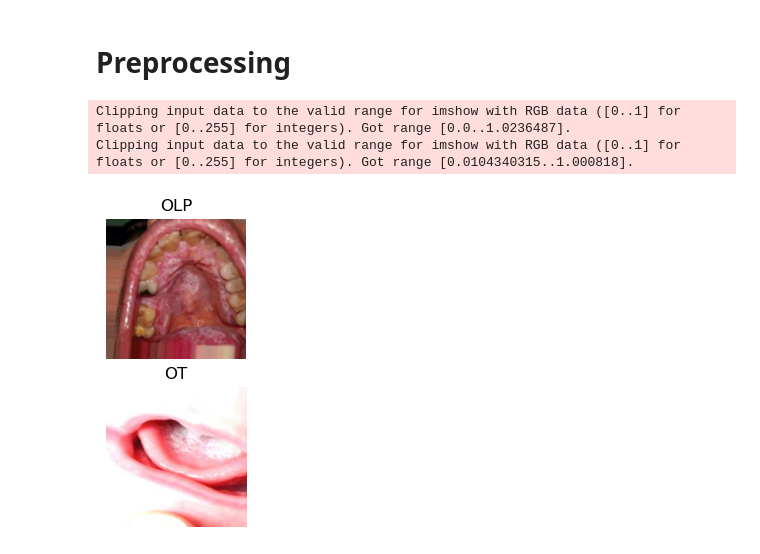
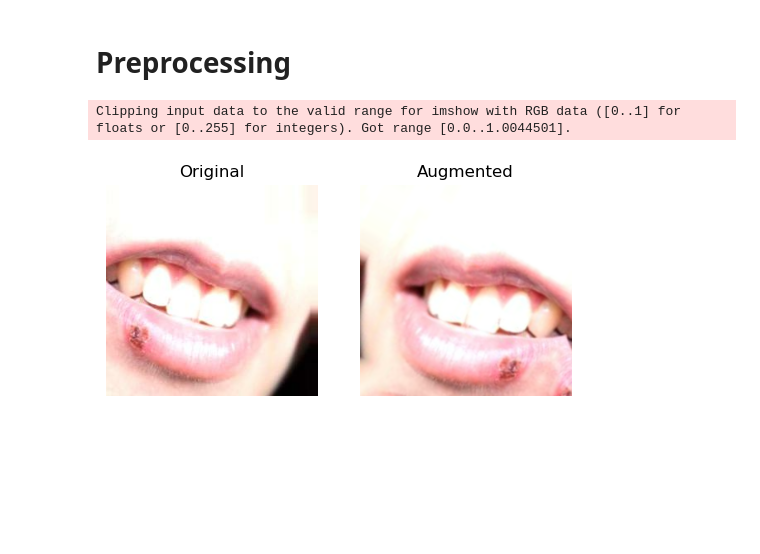
Before and after one commit to mariemomar/Teeth-Disease-Classification-, a Jupyter notebook: main.ipynb, the cells around one changed output. Saved outputs shown, nothing was run; the diff lists cells and outputs as text; code cells hidden in the pictures; blank space fills up the shorter version.

```diff
--- a/main.ipynb
+++ b/main.ipynb
@@ -6,25 +6,25 @@ import tensorflow as tf
 img_size = (256, 256)
 batch_size = 16
 
-train_ds = tf.keras.utils.image_dataset_from_directory(
+original_train_ds = tf.keras.utils.image_dataset_from_directory(
     "Teeth_Dataset/Training",
     image_size=img_size,
     batch_size=batch_size,
 )
 
-val_ds = tf.keras.utils.image_dataset_from_directory(
+original_val_ds = tf.keras.utils.image_dataset_from_directory(
     "Teeth_Dataset/validation",
     image_size=img_size,
     batch_size=batch_size,
 )
 
-test_ds = tf.keras.utils.image_dataset_from_directory(
+original_test_ds = tf.keras.utils.image_dataset_from_directory(
     "Teeth_Dataset/testing",
     image_size=img_size,
     batch_size=batch_size,
 )
 
-for images, labels in train_ds.take(1):  # take 1 batch
+for images, labels in original_train_ds.take(1):  # take 1 batch
     print("Image batch shape:", images.shape)
     print("Label batch shape:", labels.shape)
     print("Labels:", labels.numpy())
@@ -77,16 +75,26 @@ test_ds  = test_ds.map(preprocess_test, num_parallel_calls=AUTOTUNE)
-# %%
-for images, labels in train_ds.take(1):
-    plt.figure(figsize=(8, 4))
-
-    for i in range(2):  # show 2 images
-        # Original image
-        ax = plt.subplot(2, 2, 2*i + 1)
-        plt.imshow(images[i].numpy().astype("float32"))
-        plt.title(class_names[labels[i]])
-        plt.axis("off")
-
-    plt.show()
-# %% [output]
-Clipping input data to the valid range for imshow with RGB data ([0..1] for floats or [0..255] for integers). Got range [0.0..1.0236487].
-Clipping input data to the valid range for imshow with RGB data ([0..1] for floats or [0..255] for integers). Got range [0.0104340315..1.000818].
-[figure, removed]
+# %%
+
+for raw_images, raw_labels in original_train_ds.take(1):
+    image = raw_images[0]
+    label = raw_labels[0]
+    break
+
+plt.figure(figsize=(6, 3))
+
+# Original
+plt.subplot(1, 2, 1)
+plt.imshow(image.numpy().astype("uint8"))
+plt.title("Original")
+plt.axis("off")
+
+augmented_image, _ = preprocess_train(tf.expand_dims(image, axis=0), label)  # add batch dim
+augmented_image = augmented_image[0]  # remove batch dim again
+plt.subplot(1, 2, 2)
+plt.imshow(augmented_image.numpy())
+plt.title("Augmented")
+plt.axis("off")
+
+plt.show()
+# %% [output]
+Clipping input data to the valid range for imshow with RGB data ([0..1] for floats or [0..255] for integers). Got range [0.0..1.0044501].
+[figure, added]
```
Also changed, not shown: parts of 10 cells of this notebook.
